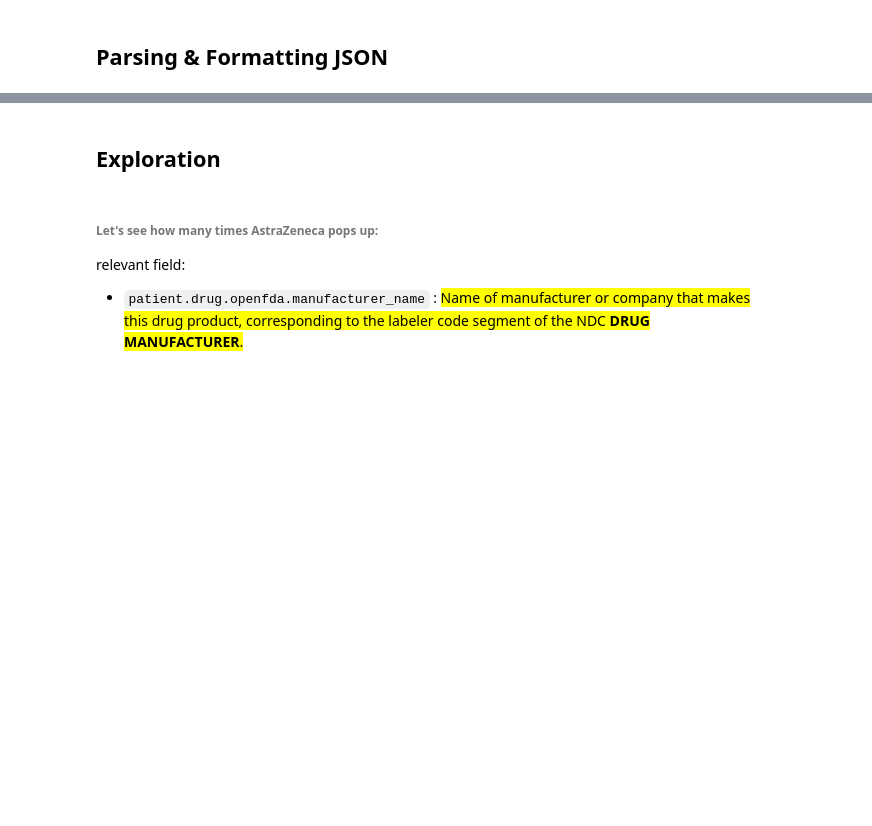
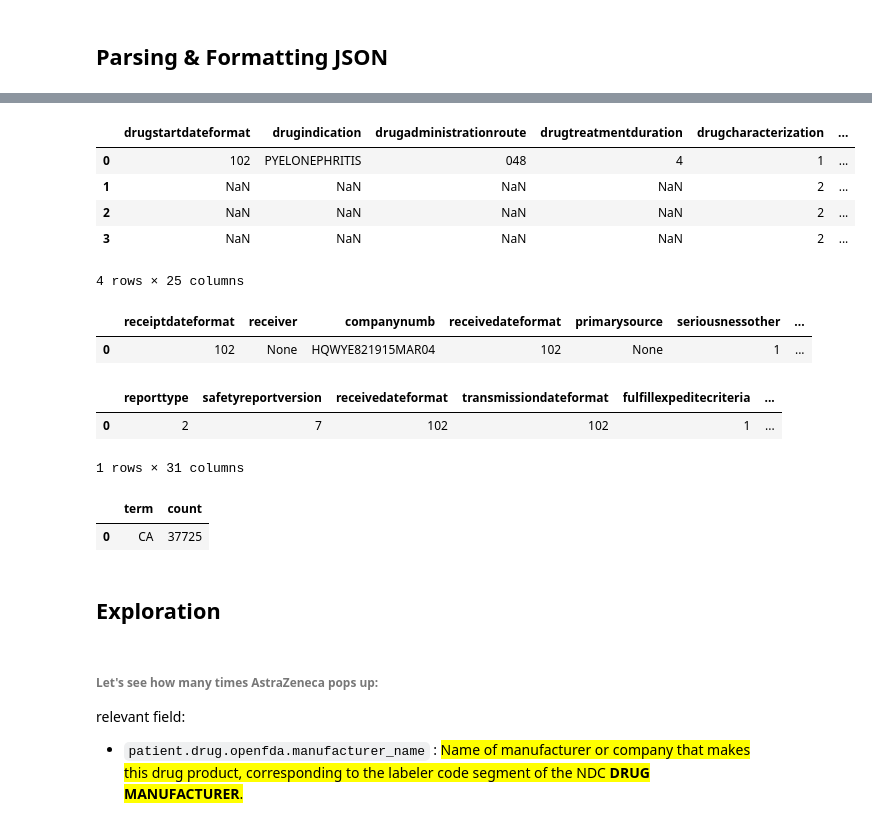
Before and after one commit to oryoruk/fda_adverse_events, a Jupyter notebook: (2020-05-05)_FDA_Adverse_Events.ipynb, the cells around one changed output, grey strips where cells are left out. Drawn from its saved outputs; the diff is of its cells as text; code cells hidden in the pictures; blank space fills up the shorter version.

```diff
--- a/(2020-05-05)_FDA_Adverse_Events.ipynb
+++ b/(2020-05-05)_FDA_Adverse_Events.ipynb
@@ -141 +179,15 @@ https://api.fda.gov/drug/event.json
+# %%
+results
+# %% [output]
+|  | drugstartdateformat | drugindication | drugadministrationroute | drugtreatmentduration | drugcharacterization | ... |
+| 0 | 102 | PYELONEPHRITIS | 048 | 4 | 1 | ... |
+| 1 | NaN | NaN | NaN | NaN | 2 | ... |
+| 2 | NaN | NaN | NaN | NaN | 2 | ... |
+| 3 | NaN | NaN | NaN | NaN | 2 | ... |
+4 rows × 25 columns
+# %%
+results
+# %% [output]
+|  | receiptdateformat | receiver | companynumb | receivedateformat | primarysource | seriousnessother | ... |
+| 0 | 102 | None | HQWYE821915MAR04 | 102 | None | 1 | ... |
 # %%
@@ -146,6 +199,19 @@ def query(query_end):
     # print(json.dumps(parsed, indent=2, sort_keys=True))
     results = pd.json_normalize(content['results'])
     return results
+# %%
+results = query("&search=occurcountry.exact:\"CA\"+AND+patient.reaction.reactionmeddrapt.exact:\"DRUG INEFFECTIVE\"")
+results.head(10)
+# %% [output]
+|  | reporttype | safetyreportversion | receivedateformat | transmissiondateformat | fulfillexpeditecriteria | ... |
+| 0 | 2 | 7 | 102 | 102 | 1 | ... |
+1 rows × 31 columns
+# %%
+results = query("&search=occurcountry.exact:\"CA\"+AND+patient.reaction.reactionmeddrapt.exact:\"DRUG INEFFECTIVE\"&count=occurcountry.exact")
+results.head(10)
+# %% [output]
+|  | term | count |
+| 0 | CA | 37725 |
 # %% [markdown]
 ## Exploration
 # %% [markdown]
```
Also changed, not shown: parts of 40 cells of this notebook.
